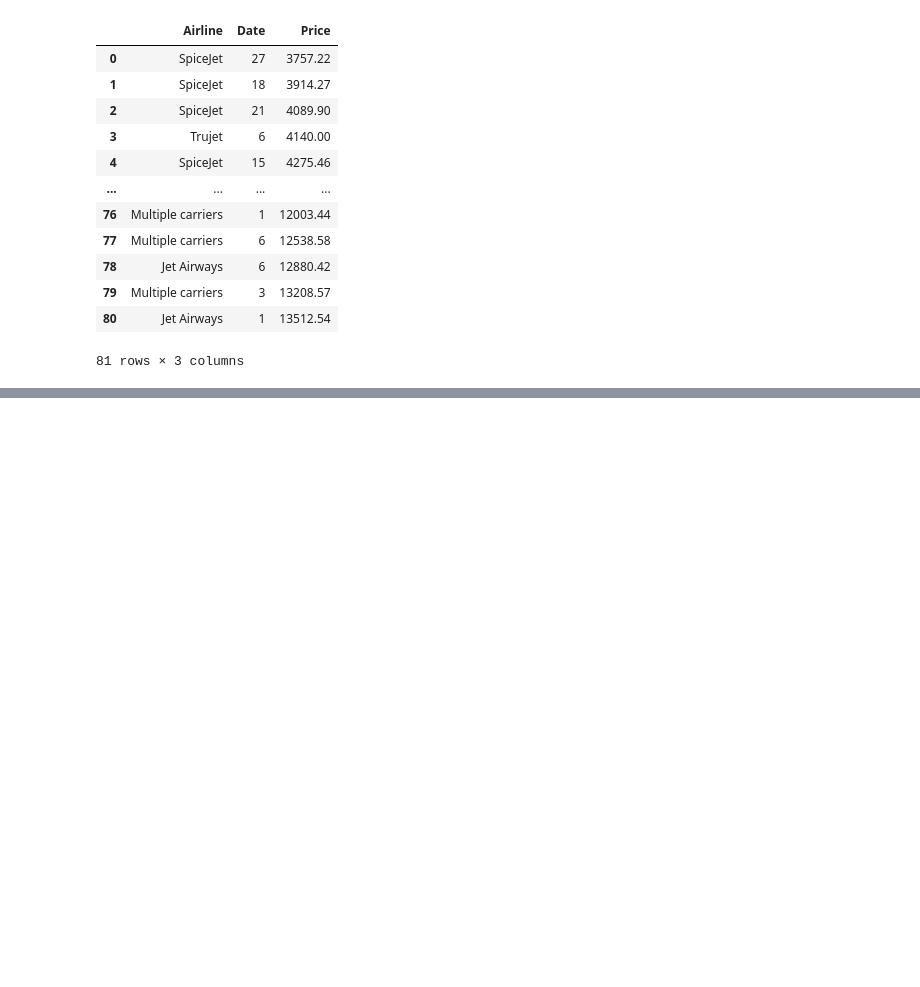
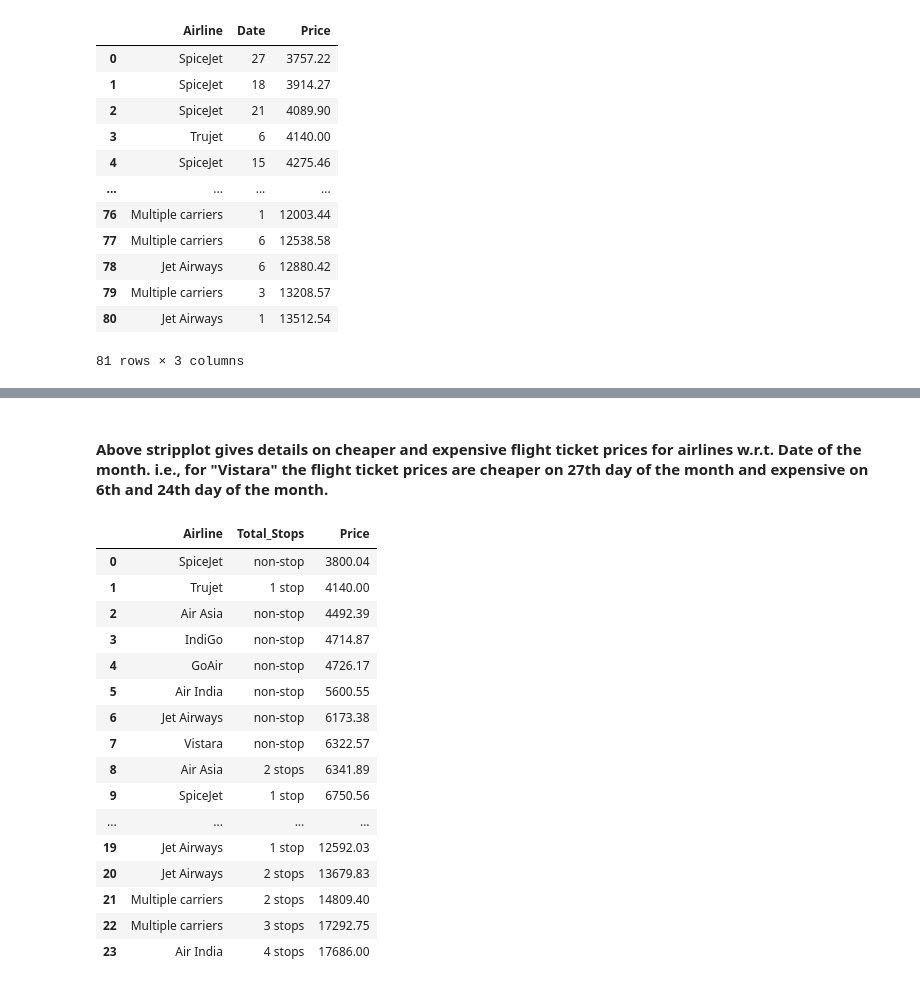
Before and after one commit to Akshay-Paunikar/EDA_and_Feature_Engineering, a Jupyter notebook: Day_3_Flight_Price_Prediction/Flight_Price_Prediction.ipynb, the cells around one changed output, grey strips where cells are left out. Saved outputs shown, nothing was run; the diff lists cells and outputs as text; code cells hidden in the pictures; blank space fills up the shorter version.

```diff
--- a/Day_3_Flight_Price_Prediction/Flight_Price_Prediction.ipynb
+++ b/Day_3_Flight_Price_Prediction/Flight_Price_Prediction.ipynb
@@ -681,0 +710,24 @@ plt.show()
+# %% [markdown]
+#### Above stripplot gives details on cheaper and expensive flight ticket prices for airlines w.r.t. Date of the month. i.e., for "Vistara" the flight ticket prices are cheaper on 27th day of the month and expensive on 6th and 24th day of the month.
+# %%
+# Total_Stops
+total_stops_avg_price = train.groupby(['Airline', 'Total_Stops'])['Price'].mean().round(2).sort_values(ascending=True).reset_index()
+total_stops_avg_price
+# %% [output]
+|  | Airline | Total_Stops | Price |
+| 0 | SpiceJet | non-stop | 3800.04 |
+| 1 | Trujet | 1 stop | 4140.00 |
+| 2 | Air Asia | non-stop | 4492.39 |
+| 3 | IndiGo | non-stop | 4714.87 |
+| 4 | GoAir | non-stop | 4726.17 |
+| 5 | Air India | non-stop | 5600.55 |
+| 6 | Jet Airways | non-stop | 6173.38 |
+| 7 | Vistara | non-stop | 6322.57 |
+| 8 | Air Asia | 2 stops | 6341.89 |
+| 9 | SpiceJet | 1 stop | 6750.56 |
+| ... | ... | ... | ... |
+| 19 | Jet Airways | 1 stop | 12592.03 |
+| 20 | Jet Airways | 2 stops | 13679.83 |
+| 21 | Multiple carriers | 2 stops | 14809.40 |
+| 22 | Multiple carriers | 3 stops | 17292.75 |
+| 23 | Air India | 4 stops | 17686.00 |
```
Also changed, not shown: parts of 21 cells of this notebook.
